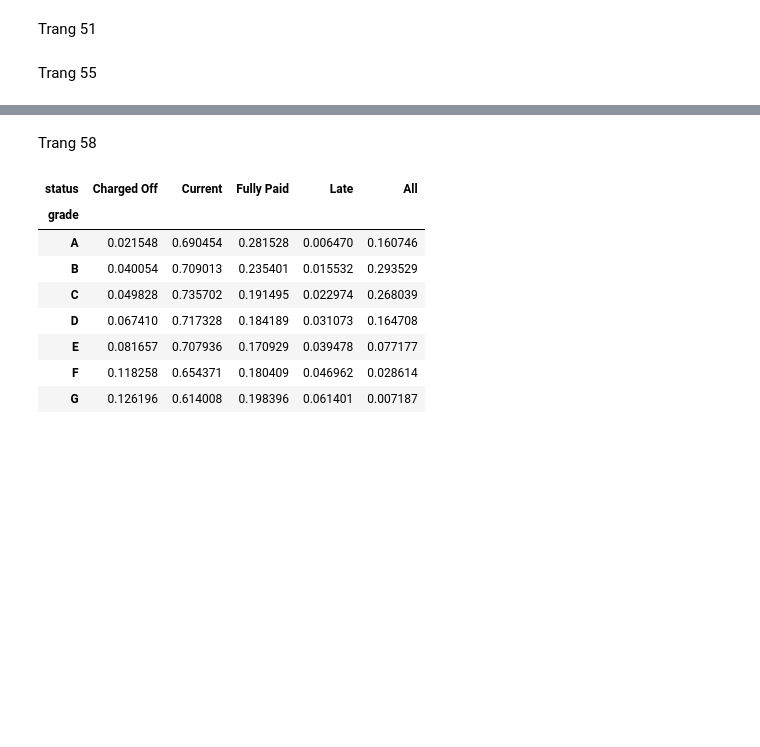
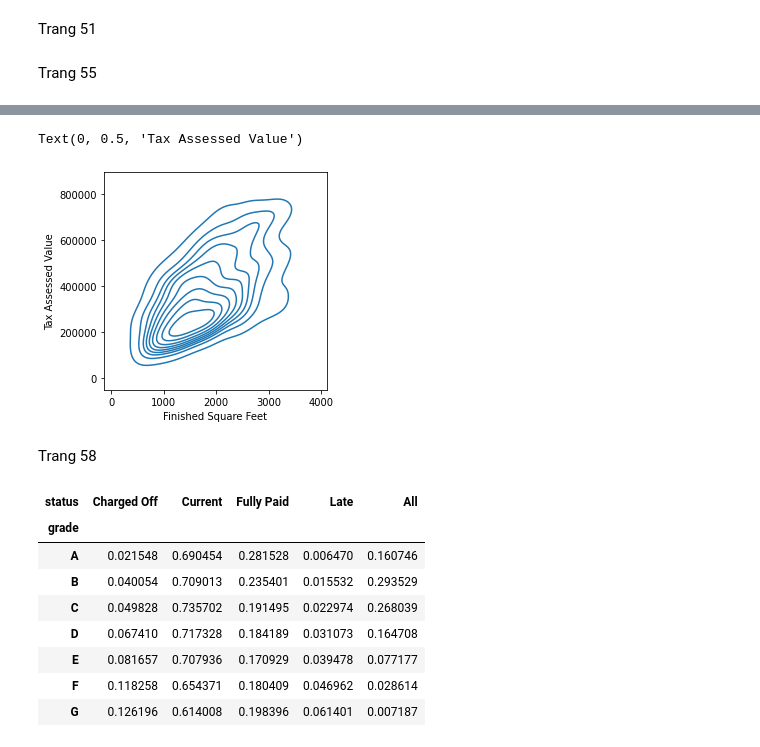
Before and after one commit to hoangnuthuphuong/python, a Jupyter notebook: thongkemota2.ipynb, the cells around one changed output, grey strips where cells are left out. Cells and saved outputs as stored; diff of their text form; code cells hidden in the pictures; blank space fills up the shorter version.

```diff
--- a/thongkemota2.ipynb
+++ b/thongkemota2.ipynb
@@ -172,3 +181,11 @@ ax.set_ylabel('Tax-Assessed Value')
+# %%
+fig, ax = plt.subplots(figsize=(4, 4))
+sns.kdeplot(data=kc_tax0.sample(1000), x='SqFtTotLiving', y='TaxAssessedValue', ax=ax)
+ax.set_xlabel('Finished Square Feet')
+ax.set_ylabel('Tax Assessed Value')
+# %% [output]
+Text(0, 0.5, 'Tax Assessed Value')
+[figure, added]
 # %%
 lc_loans = pd.read_csv("/lc_loans.csv")
 # %% [markdown]
```
Also changed, not shown: parts of 18 cells of this notebook.
